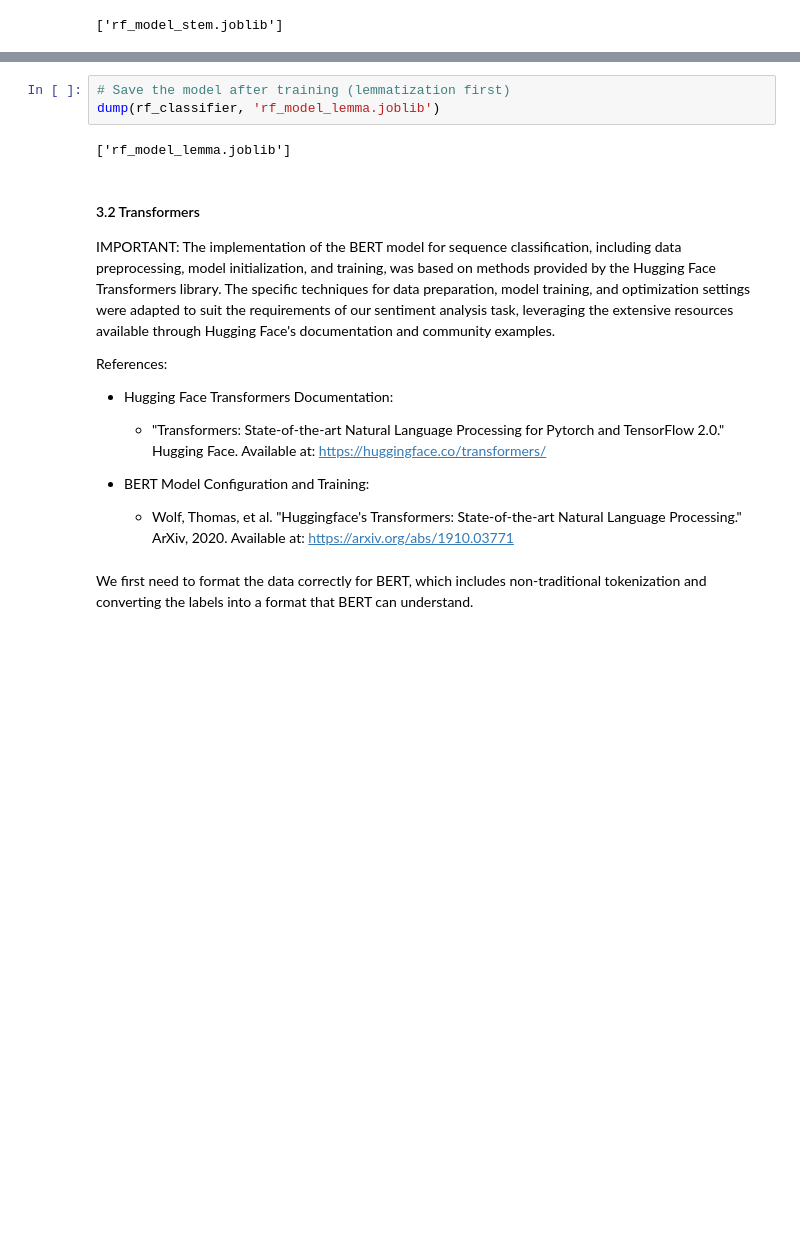
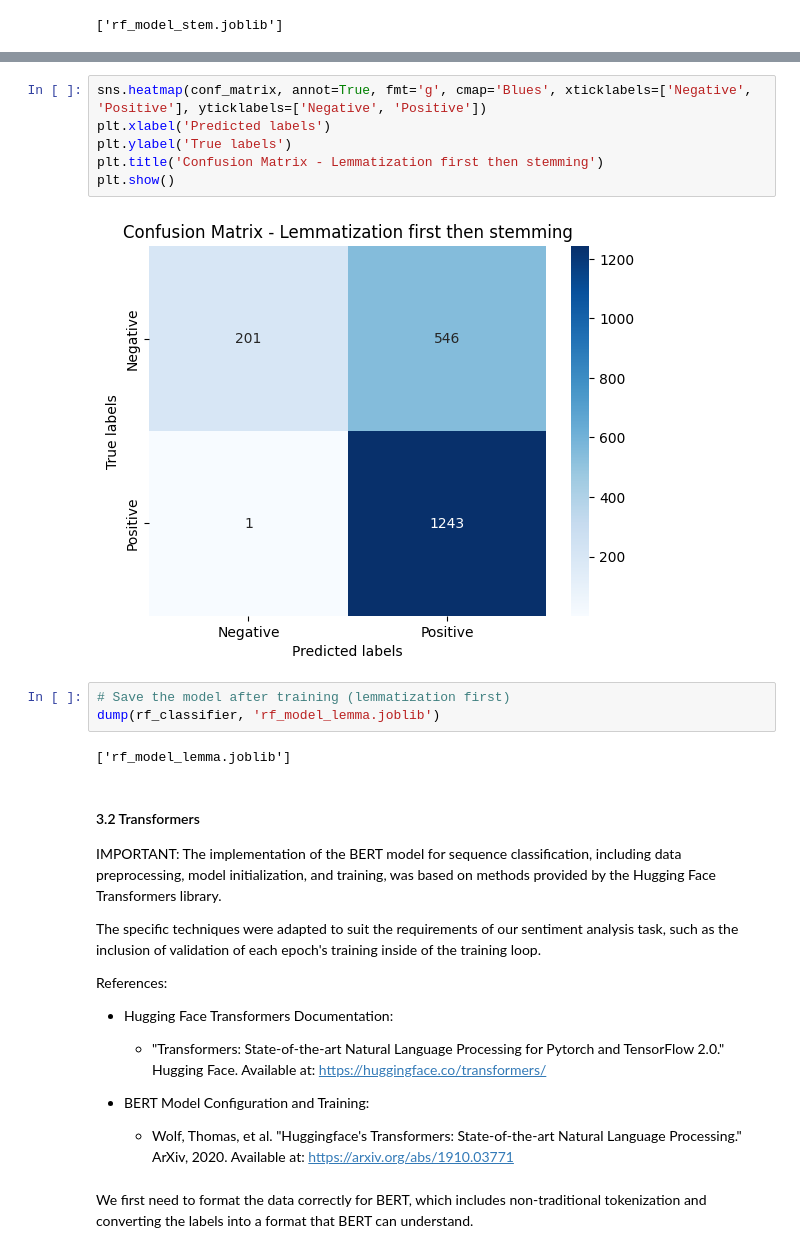
Before and after one commit to smorenolasa1/NLP-group-assignment, a Jupyter notebook: review.ipynb, the cells around one changed output, grey strips where cells are left out. Saved outputs shown, nothing was run; the diff lists cells and outputs as text; blank space fills up the shorter version.

Commit message:
finalised BERT implementation
code complete

```diff
--- a/review.ipynb
+++ b/review.ipynb
@@ -404,3 +422,11 @@ Confusion Matrix:
+# %%
+sns.heatmap(conf_matrix, annot=True, fmt='g', cmap='Blues', xticklabels=['Negative', 'Positive'], yticklabels=['Negative', 'Positive'])
+plt.xlabel('Predicted labels')
+plt.ylabel('True labels')
+plt.title('Confusion Matrix - Lemmatization first then stemming')
+plt.show()
+# %% [output]
+[figure, added]
 # %%
 # Save the model after training (lemmatization first)
 dump(rf_classifier, 'rf_model_lemma.joblib')
@@ -409,7 +435,9 @@ dump(rf_classifier, 'rf_model_lemma.joblib')
 # %% [markdown]
 #### 3.2 Transformers
 
-IMPORTANT: The implementation of the BERT model for sequence classification, including data preprocessing, model initialization, and training, was based on methods provided by the Hugging Face Transformers library. The specific techniques for data preparation, model training, and optimization settings were adapted to suit the requirements of our sentiment analysis task, leveraging the extensive resources available through Hugging Face's documentation and community examples.
+IMPORTANT: The implementation of the BERT model for sequence classification, including data preprocessing, model initialization, and training, was based on methods provided by the Hugging Face Transformers library.
+
+The specific techniques were adapted to suit the requirements of our sentiment analysis task, such as the inclusion of validation of each epoch's training inside of the training loop.
 
 References:
 - Hugging Face Transformers Documentation:
```
Also changed, not shown: parts of 30 cells of this notebook.
